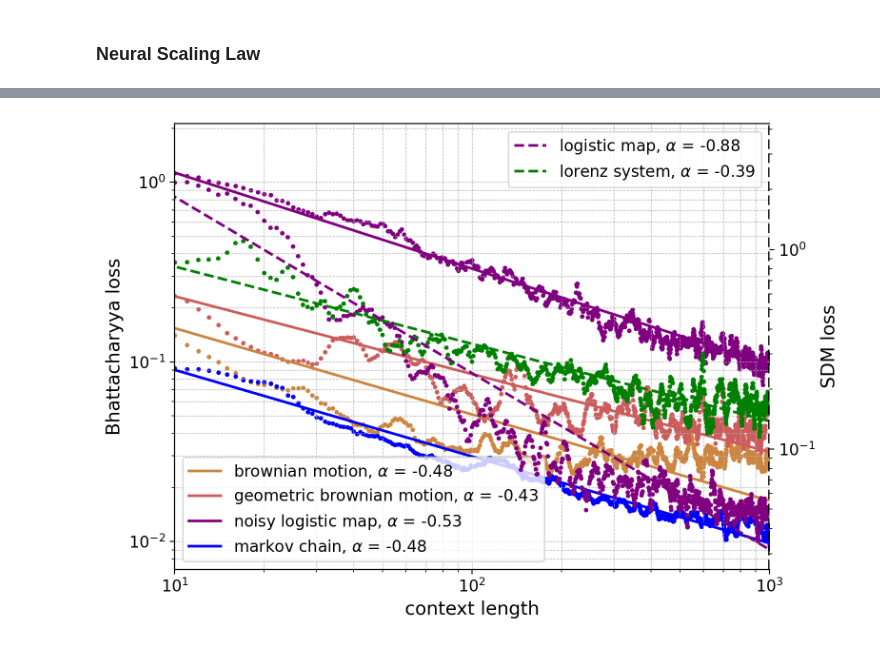
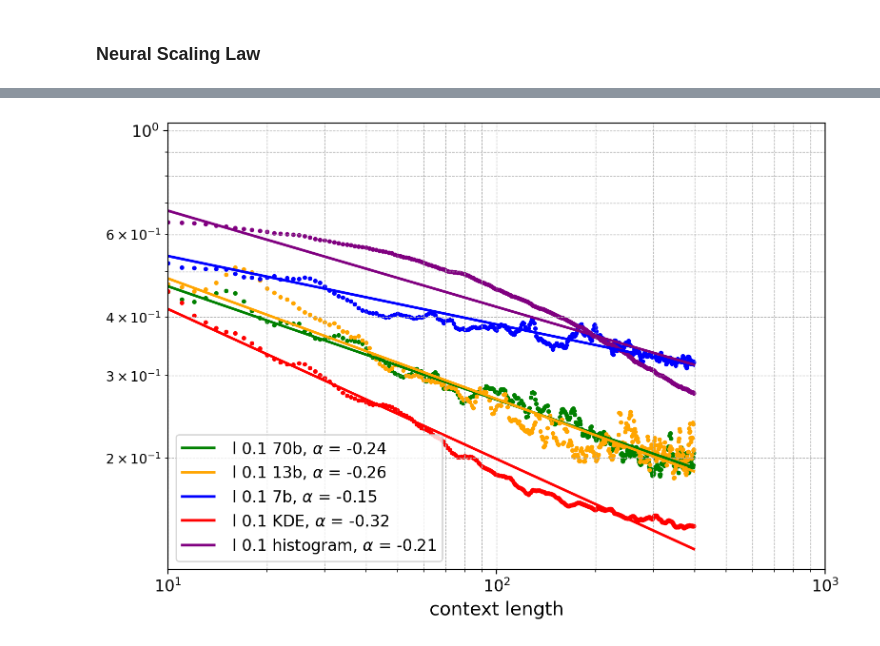
Before and after one commit to AntonioLiu97/LLMICL_inPCA, a Jupyter notebook: figures_analysis/experiment_plots.ipynb, the cells around one changed output, grey strips where cells are left out. Drawn from its saved outputs; the diff is of its cells as text; code cells hidden in the pictures.

```diff
--- a/figures_analysis/experiment_plots.ipynb
+++ b/figures_analysis/experiment_plots.ipynb
@@ -341,3 +224,7 @@ fig_1_series = {}
 # %% [markdown]
 ### Plots for appendix
+# %%
+loss_func = "L2_dist"
+loss_func = "BT_dist"
+loss_func = "Hel_dist"
 # %%
@@ -641,17 +349,9 @@ plt.show()
 ### Neural Scaling Law
 # %%
 # Define line styles for different series
-line_styles = ['solid', 'solid', 'dashed', 'solid', 'dashed', 'solid']
-ordered_series_names = [
-                        'brownian_motion',
-                        'geometric_brownian_motion',
-                        'logistic_map',
-                        'noisy_logistic_map',
-                        'lorenz_system',
-                        'markov_chain'
-                        ]
-# Define colors for different series
-colors = ['peru', 'indianred', 'purple', 'purple', 'green', 'blue']
+line_styles = ['solid'] * 4
+ordered_series_names = ['uncorrelated_random_PDF_l_0.1_70b', 'uncorrelated_random_PDF_l_0.1_13b', 'uncorrelated_random_PDF_l_0.1_7b', 'uncorrelated_random_PDF_l_0.1_KDE', 'uncorrelated_random_PDF_l_0.1_histogram']
+colors = [ 'green', 'orange', 'blue', 'red', 'purple']
 
 from scipy.optimize import curve_fit
 
@@ -670,7 +370,7 @@ for i, series_name in enumerate(ordered_series_names):
     # Fit the power-law function to the data
     # if series_name in ['brownian_motion', 'geometric_brownian_motion']:
     if series_name is None:
-        popt, pcov = curve_fit(power_law, x[:200], y[:200], maxfev=1000,p0 = np.asarray([5,-1]))
+        popt, pcov = curve_fit(power_law, x[:400], y[:400], maxfev=1000,p0 = np.asarray([5,-1]))
     else:
         popt, pcov = curve_fit(power_law, x, y, maxfev=1000,p0 = np.asarray([5,-1]))
     print(series_name)
@@ -703,52 +406,37 @@ markov_chain
 # %%
 fig, ax1 = plt.subplots(figsize=(8, 5.5), dpi = 200)
-ax2 = ax1.twinx()  # Create twin axis
 
 for i, series_name in enumerate(ordered_series_names):
     x, y = fig_1_series[series_name]
     y_fit = fitted_lines[series_name]
     alpha = fitted_alphas[series_name]
-    label_str = rf"{series_name.replace('_', ' ')}, $\alpha$ = {alpha:.2f}"
-    if line_styles[i % len(line_styles)] == 'solid':
-        ax1.scatter(x, y, linewidth=2, s=2, linestyle=line_styles[i % len(line_styles)], color=colors[i], alpha = 1)
-        ax1.plot(x, y_fit, linewidth=2, label=label_str, linestyle=line_styles[i % len(line_styles)], color=colors[i], alpha = 1)
-    else:
-        ax2.scatter(x, y, linewidth=2, s=2, linestyle=line_styles[i % len(line_styles)], color=colors[i], alpha = 1)
-        ax2.plot(x, y_fit, linewidth=2, label=label_str, linestyle=line_styles[i % len(line_styles)], color=colors[i], alpha = 1)
+    label_str = rf"{series_name[23:].replace('_', ' ')}, $\alpha$ = {alpha:.2f}"
+    ax1.scatter(x, y, linewidth=2, s=2, linestyle=line_styles[i % len(line_styles)], color=colors[i], alpha = 1)
+    ax1.plot(x, y_fit, linewidth=2, label=label_str, linestyle=line_styles[i % len(line_styles)], color=colors[i], alpha = 1)
 
 ax1.set_xscale('log')
 ax1.set_yscale('log')
-ax2.set_yscale('log')
 
 # Set grid lines
 ax1.grid(True, which='both', linestyle='--', linewidth=0.5)
 
 # Set labels with larger font size
 ax1.set_xlabel("context length", fontsize=14)
-ax1.set_ylabel("Bhattacharyya loss", fontsize=14)
-ax2.set_ylabel("SDM loss", fontsize=14)
+
 
 # Set legend inside the plot area
 legend1 = ax1.legend(loc='lower left', fontsize=12)
-legend2 = ax2.legend(loc='upper right', fontsize=12)
 
 # Increase tick label size
 ax1.tick_params(axis='both', which='major', labelsize=12)
-ax2.tick_params(axis='both', which='major', labelsize=12)
 
-# Overlay a dashed line on the right y-axis
-ax2.plot([1, 1], [0, 1], transform=ax2.transAxes, color='k', linestyle='--', lw=2)
-
-# Turn off the original right axis
-ax2.spines['right'].set_visible(False)
-ax1.spines['right'].set_visible(False)
 ax1.set_xlim(10,1000)
 # Use tight layout
 plt.tight_layout()
 
 # Save the figure in high resolution
-plt.savefig(figure_save_path / "ICL_power_law.png", dpi=300, bbox_extra_artists=(legend1, legend2), bbox_inches='tight')
+plt.savefig(figure_save_path / "ICL_power_law.png", dpi=300, bbox_inches='tight')
 
 plt.show()
 # %% [output]
-[figure, old version]
+[figure, new version]
```
Also changed, not shown: parts of 26 cells of this notebook, 21 other files.
